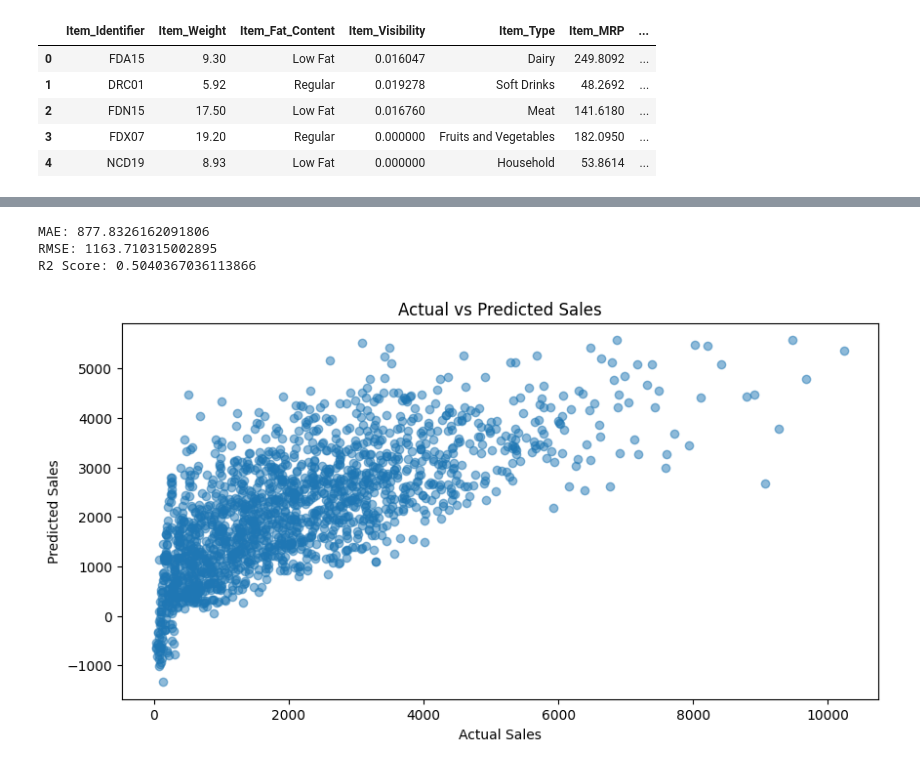
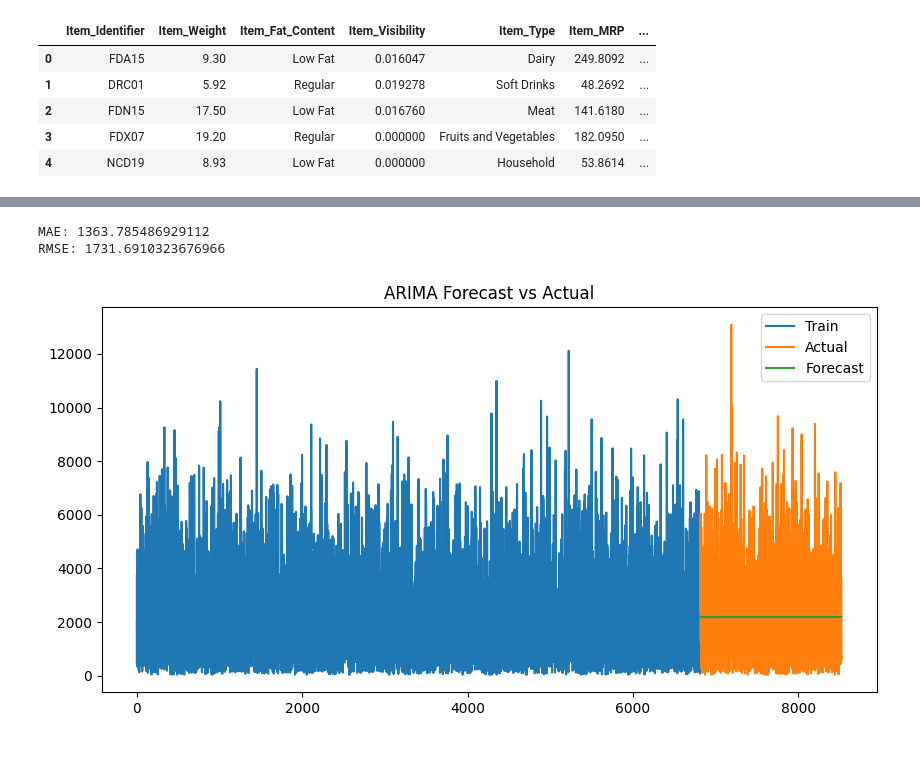
Before and after one commit to SABEEL2411/Tute-Dude-DS-Assignment-6, a Jupyter notebook: Sales_Forecasting_Case_Study.ipynb, the cells around one changed output, grey strips where cells are left out. Drawn from its saved outputs; the diff is of its cells as text; code cells hidden in the pictures.

```diff
--- a/Sales_Forecasting_Case_Study.ipynb
+++ b/Sales_Forecasting_Case_Study.ipynb
@@ -91,0 +21,2 @@ y_pred = model.predict(X_test)
+# %%
+sales_data.index = pd.RangeIndex(start=1, stop=len(sales_data)+1, step=1)
@@ -91,0 +40,10 @@ y_pred = model.predict(X_test)
+# %%
+train_size = int(len(sales_data) * 0.8)
+
+train = sales_data[:train_size]
+test = sales_data[train_size:]
+# %%
+model = ARIMA(train, order=(1,1,1))
+model_fit = model.fit()
+
+print(model_fit.summary())
@@ -92,21 +68,22 @@ y_pred = model.predict(X_test)
+# %%
+forecast = model_fit.forecast(steps=len(test))
+forecast.index = test.index
 # %%
-mae = mean_absolute_error(y_test, y_pred)
-rmse = np.sqrt(mean_squared_error(y_test, y_pred))
-r2 = r2_score(y_test, y_pred)
+mae = mean_absolute_error(test, forecast)
+rmse = np.sqrt(mean_squared_error(test, forecast))
 
 print("MAE:", mae)
 print("RMSE:", rmse)
-print("R2 Score:", r2)
 # %% [output]
-MAE: 877.8326162091806
-RMSE: 1163.710315002895
-R2 Score: 0.5040367036113866
+MAE: 1363.785486929112
+RMSE: 1731.6910323676966
 # %%
 plt.figure(figsize=(10,5))
-plt.scatter(y_test, y_pred, alpha=0.5)
-plt.xlabel("Actual Sales")
-plt.ylabel("Predicted Sales")
-plt.title("Actual vs Predicted Sales")
+plt.plot(train, label='Train')
+plt.plot(test, label='Actual')
+plt.plot(forecast, label='Forecast')
+plt.legend()
+plt.title("ARIMA Forecast vs Actual")
 plt.show()
 # %% [output]
-[figure, old version]
+[figure, new version]
```
Also changed, not shown: parts of 13 cells of this notebook.
